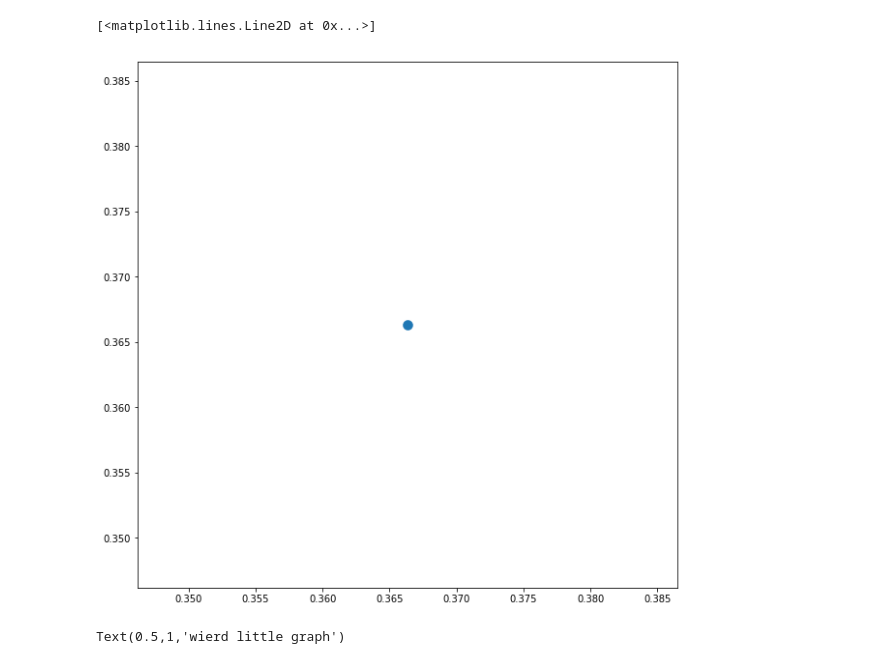
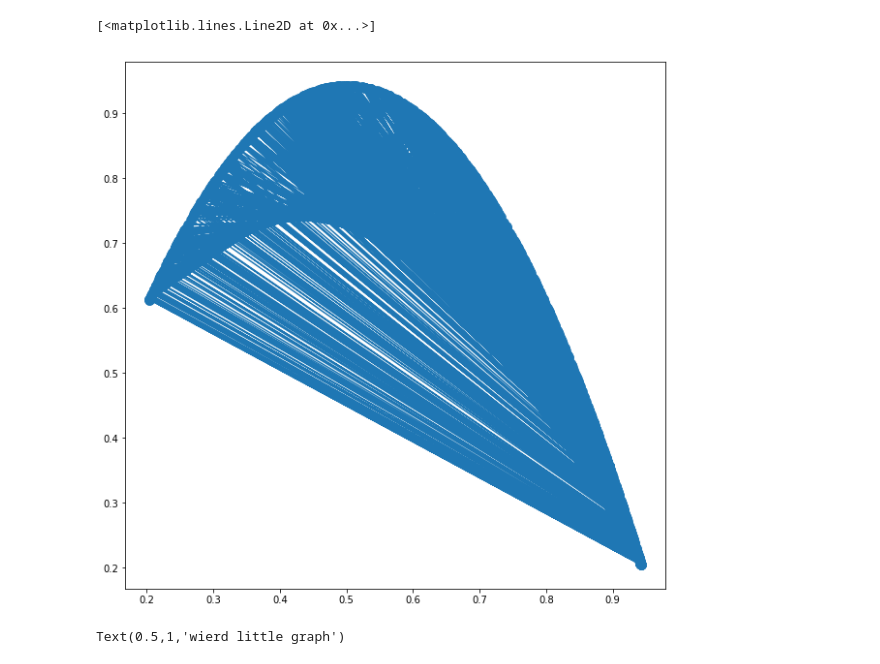
Before and after one commit to PhillipSmithNZ/ColourDomainLikeGraph, a Jupyter notebook: Weird_Little_Graph.ipynb, the cells around one changed output. Saved outputs shown, nothing was run; the diff lists cells and outputs as text; code cells hidden in the pictures.

```diff
--- a/Weird_Little_Graph.ipynb
+++ b/Weird_Little_Graph.ipynb
@@ -66,11 +60,11 @@ t= np.arange(0,5*2*np.pi, 0.2)
 # %%
 fig, ax = plt.subplots()
 fig.set_size_inches(10,10)
 
-plt.plot(x,y,".-",markersize=20,markeredgewidth=0.5)
+plt.plot(xD,yD,".-",markersize=20,markeredgewidth=0.5)
 # %% [output]
 [<matplotlib.lines.Line2D at 0x...>]
-[figure, old version]
+[figure, new version]
 # %%
 
 x = np.array(xD)
```
Also changed, not shown: parts of 1 cell of this notebook.
